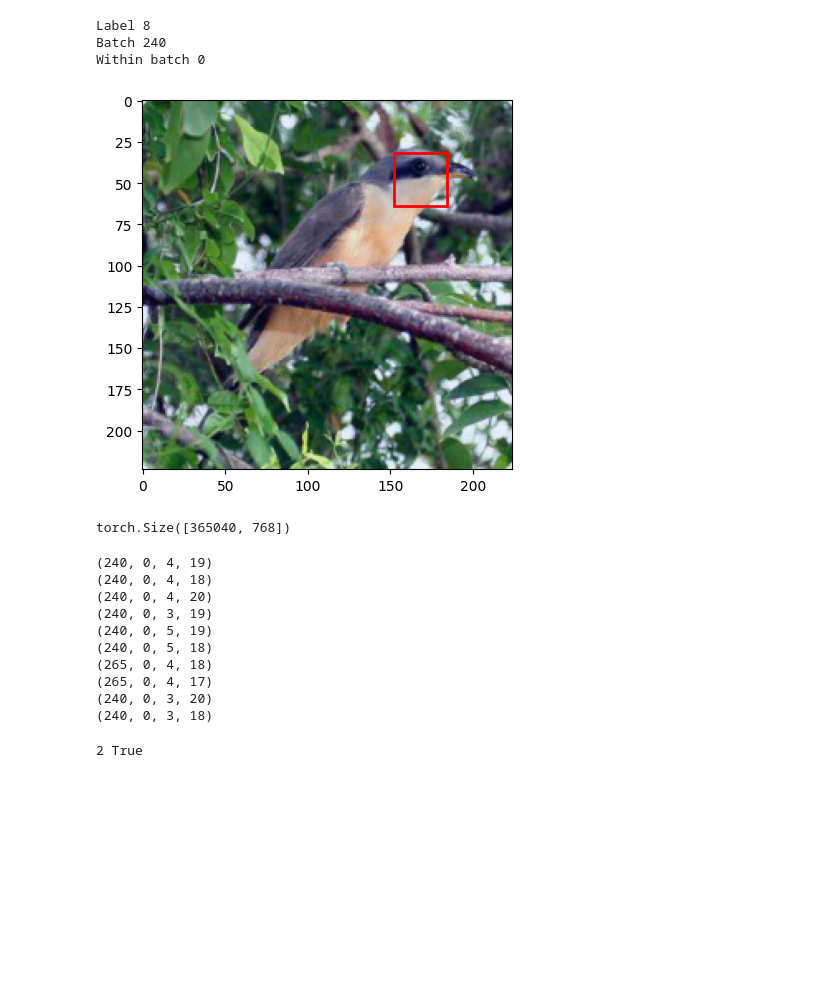
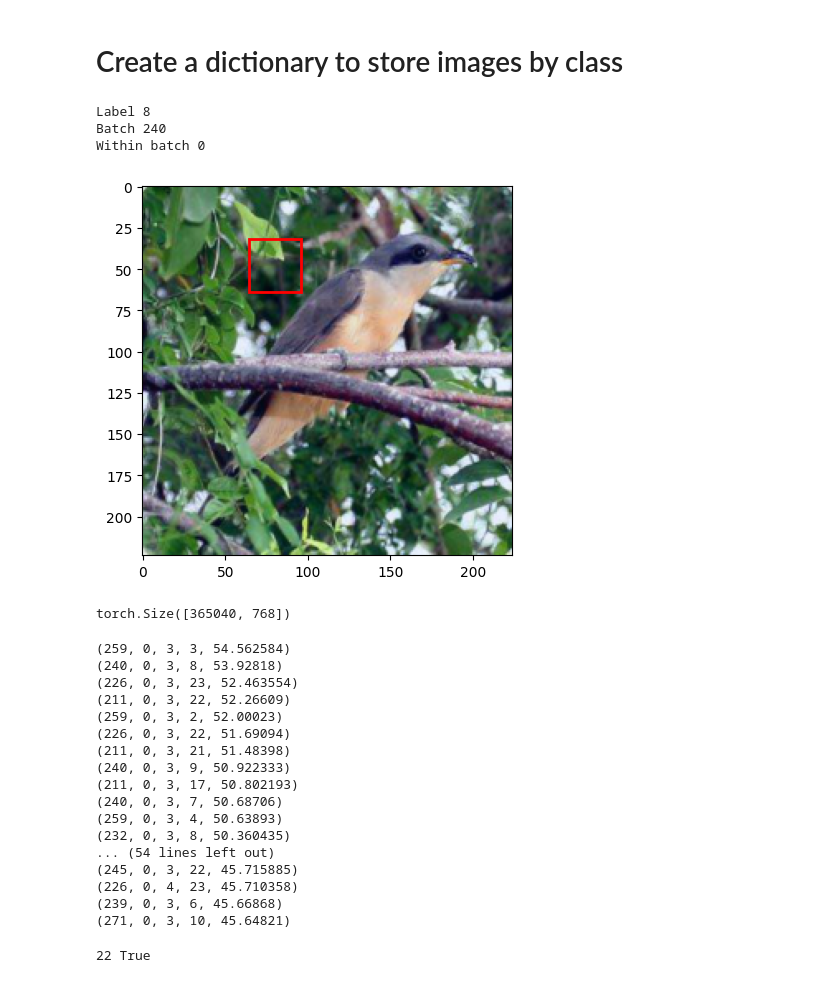
Before and after one commit to harishB97/PIPNet, a Jupyter notebook: MIPS.ipynb, the cells around one changed output. Drawn from its saved outputs; the diff is of its cells as text; code cells hidden in the pictures; blank space fills up the shorter version.

```diff
--- a/MIPS.ipynb
+++ b/MIPS.ipynb
@@ -165,3 +237,5 @@ Output shape:  torch.Size([20, 1484, 26, 26])
+# %% [markdown]
+# Create a dictionary to store images by class
 # %%
 import torch
 import matplotlib.pyplot as plt
@@ -204,18 +278,34 @@ for i, XY in img_iter:
         if len(class_images[label]) < 5:
             class_images[label].append((i, batch_idx, image))
 # %%
-# brown and white head
+# # brown and white head
+# LABEL = 8
+# I, BATCH_IDX, IMAGE = class_images[LABEL][0]
+# H_IDX, W_IDX = 4, 19
+# print('Label', LABEL)
+# print('Batch', I)
+# print('Within batch', BATCH_IDX)
+
+# background close to rear of head
 LABEL = 8
 I, BATCH_IDX, IMAGE = class_images[LABEL][0]
-H_IDX, W_IDX = 4, 19
+H_IDX, W_IDX = 4, 8
 print('Label', LABEL)
 print('Batch', I)
 print('Within batch', BATCH_IDX)
 
-# duck face
+# # duck face
 # LABEL = 1
 # I, BATCH_IDX, IMAGE = class_images[LABEL][0]
 # H_IDX, W_IDX = 4, 15
+# print('Label', LABEL)
+# print('Batch', I)
+# print('Within batch', BATCH_IDX)
+
+# # duck face,left=bottom grass region
+# LABEL = 1
+# I, BATCH_IDX, IMAGE = class_images[LABEL][0]
+# H_IDX, W_IDX = 24, 3
 # print('Label', LABEL)
 # print('Batch', I)
 # print('Within batch', BATCH_IDX)
@@ -251,34 +341,34 @@ print('Within batch', BATCH_IDX)
 # print('Label', LABEL)
 # print('Batch', I)
 # print('Within batch', BATCH_IDX)
 
 h_coor_min, h_coor_max, w_coor_min, w_coor_max = get_img_coordinates(
                 img_size, softmaxes_shape, patchsize, skip, H_IDX, W_IDX
                 )
 
 IMAGE = IMAGE.permute(1, 2, 0)  # Convert image to (H, W, C) format
 min_val = IMAGE.min()
 max_val = IMAGE.max()
 IMAGE = (IMAGE - min_val) / (max_val - min_val)
 
 # Plot bounding box with the selected color
 plt.imshow(IMAGE)
 plt.gca().add_patch(
     plt.Rectangle(
         (w_coor_min, h_coor_min),
         w_coor_max - w_coor_min,
         h_coor_max - h_coor_min,
         fill=False,
         edgecolor='red',
         linewidth=2
     )
 )
 plt.show()
 # %% [output]
 Label 8
 Batch 240
 Within batch 0
-[figure, old version]
+[figure, new version]
 # %%
 from pipnet.train import flatten_tensor
 
@@ -323,27 +414,34 @@ top_k_inner_products = inner_products[top_k_indices]
 # maps (i, batch_idx) to (h_idx, w_idx)
 nearest_patches_indices = defaultdict(list)
 
-for feature_idx in top_k_indices:
+for feature_idx, inner_product in zip(top_k_indices, top_k_inner_products):
     _i = int((feature_idx / (args.wshape ** 2)) / BATCH_SIZE)
 
     _batch_idx = int((feature_idx / (args.wshape ** 2)) % BATCH_SIZE)
     _h_idx = int((feature_idx % (args.wshape ** 2)) / args.wshape)
     _w_idx = int((feature_idx % (args.wshape ** 2)) % args.wshape)
 
-    nearest_patches_indices[(_i, _batch_idx)].append((_h_idx, _w_idx))
+    nearest_patches_indices[(_i, _batch_idx)].append((_h_idx, _w_idx, inner_product))
 
-    print((_i, _batch_idx, _h_idx, _w_idx))
+    print((_i, _batch_idx, _h_idx, _w_idx, inner_product))
 # %% [output]
-(240, 0, 4, 19)
-(240, 0, 4, 18)
-(240, 0, 4, 20)
-(240, 0, 3, 19)
-(240, 0, 5, 19)
-(240, 0, 5, 18)
-(265, 0, 4, 18)
-(265, 0, 4, 17)
-(240, 0, 3, 20)
-(240, 0, 3, 18)
+(259, 0, 3, 3, 54.562584)
+(240, 0, 3, 8, 53.92818)
+(226, 0, 3, 23, 52.463554)
+(211, 0, 3, 22, 52.26609)
+(259, 0, 3, 2, 52.00023)
+(226, 0, 3, 22, 51.69094)
+(211, 0, 3, 21, 51.48398)
+(240, 0, 3, 9, 50.922333)
+(211, 0, 3, 17, 50.802193)
+(240, 0, 3, 7, 50.68706)
+(259, 0, 3, 4, 50.63893)
+(232, 0, 3, 8, 50.360435)
+... (54 lines left out)
+(245, 0, 3, 22, 45.715885)
+(226, 0, 4, 23, 45.710358)
+(239, 0, 3, 6, 45.66868)
+(271, 0, 3, 10, 45.64821)
 # %%
 img_iter = tqdm(enumerate(projectloader),
                     total=len(projectloader),
@@ -373,14 +471,14 @@ for _i, (xs, ys) in img_iter:
             img_list.append(image.cpu().numpy())
 
             bboxes = []
-            for _h_idx, _w_idx in nearest_patches_indices[(_i, _batch_idx)]:
+            for _h_idx, _w_idx, inner_product in nearest_patches_indices[(_i, _batch_idx)]:
                 h_coor_min, h_coor_max, w_coor_min, w_coor_max = get_img_coordinates(
                     img_size, softmaxes_shape, patchsize, skip, _h_idx, _w_idx
                     )
-                bboxes.append((h_coor_min, h_coor_max, w_coor_min, w_coor_max))
+                bboxes.append((h_coor_min, h_coor_max, w_coor_min, w_coor_max, inner_product))
             bbox_list.append(bboxes)
 
 
 print(len(img_list), len(img_list) == len(bbox_list))
 # %% [output]
-2 True
+22 True
```
Also changed, not shown: parts of 14 cells of this notebook, 10 other files.
